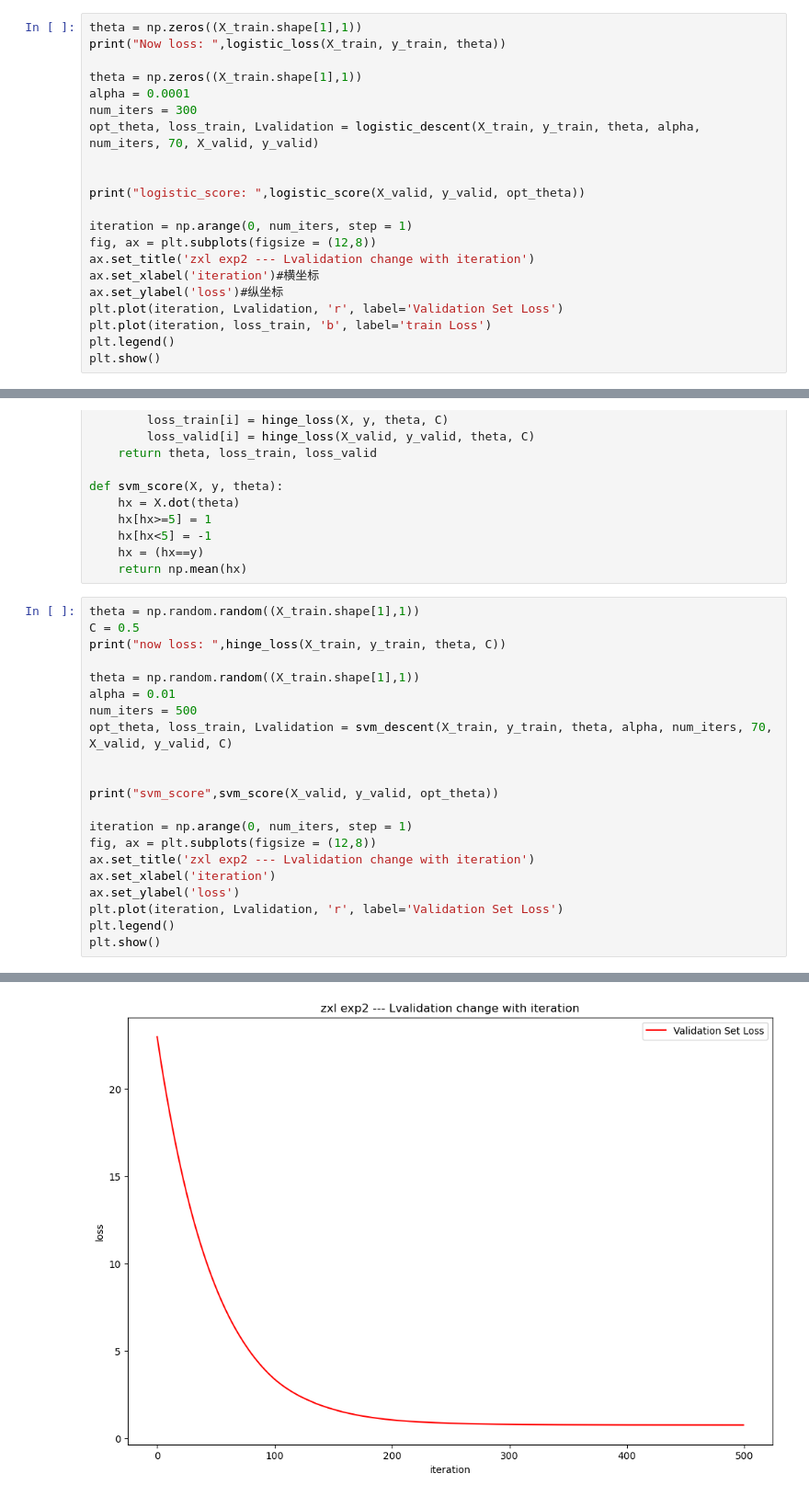
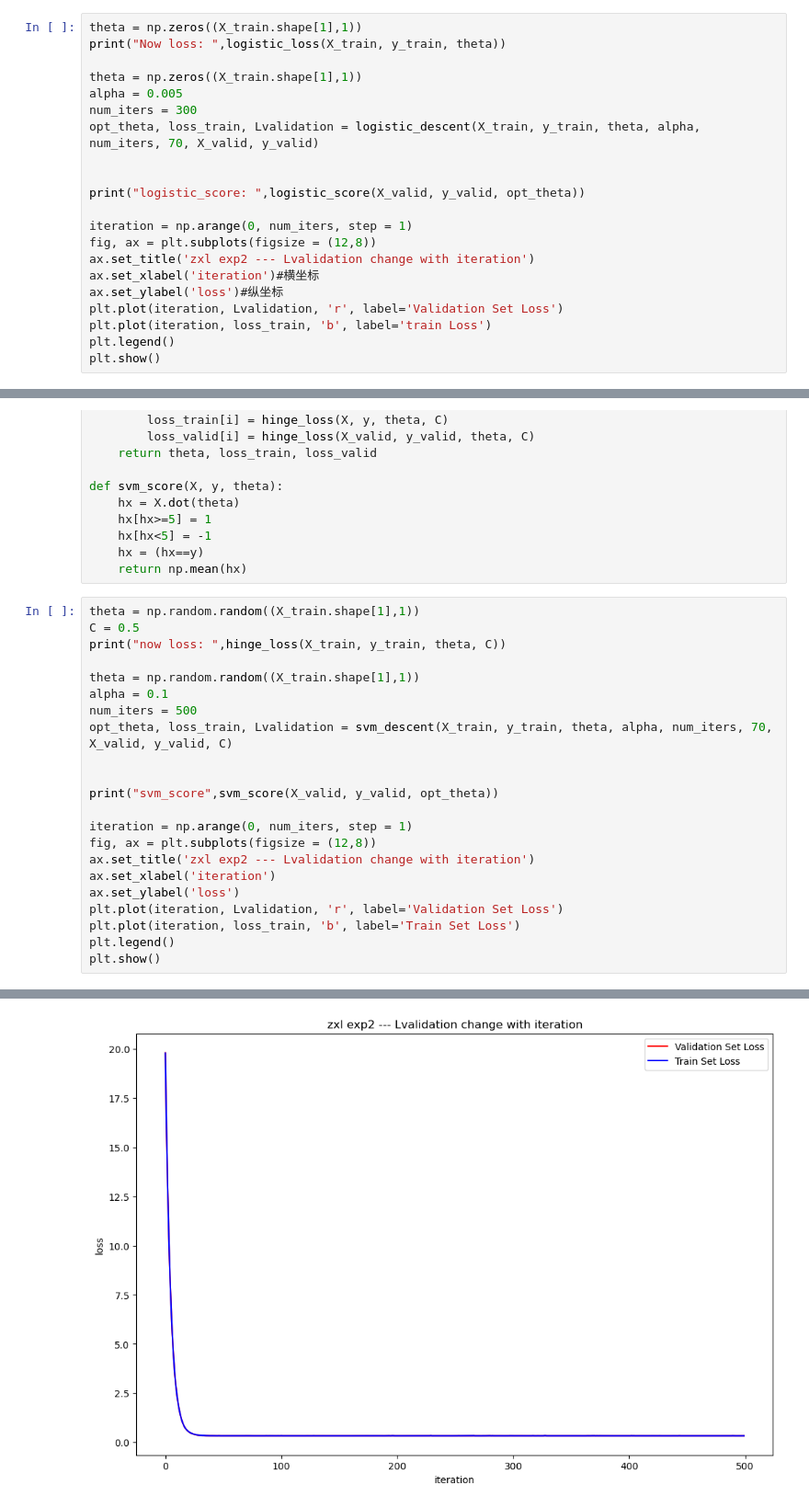
Before and after one commit to ChenmoshaoAlen/MLCourseExp2, a Jupyter notebook: exp2.ipynb, the cells around one changed output, grey strips where cells are left out. Shown at 92% size. Drawn from its saved outputs; the diff is of its cells as text.

```diff
--- a/exp2.ipynb
+++ b/exp2.ipynb
@@ -50,7 +50,7 @@ theta = np.zeros((X_train.shape[1],1))
 print("Now loss: ",logistic_loss(X_train, y_train, theta))
 
 theta = np.zeros((X_train.shape[1],1))
-alpha = 0.0001
+alpha = 0.005
 num_iters = 300
 opt_theta, loss_train, Lvalidation = logistic_descent(X_train, y_train, theta, alpha, num_iters, 70, X_valid, y_valid)
 
@@ -110,7 +110,7 @@ C = 0.5
 print("now loss: ",hinge_loss(X_train, y_train, theta, C))
 
 theta = np.random.random((X_train.shape[1],1))
-alpha = 0.01
+alpha = 0.1
 num_iters = 500
 opt_theta, loss_train, Lvalidation = svm_descent(X_train, y_train, theta, alpha, num_iters, 70, X_valid, y_valid, C)
 
@@ -123,6 +123,7 @@ ax.set_title('zxl exp2 --- Lvalidation change with iteration')
 ax.set_xlabel('iteration')
 ax.set_ylabel('loss')
 plt.plot(iteration, Lvalidation, 'r', label='Validation Set Loss')
+plt.plot(iteration, loss_train, 'b', label='Train Set Loss')
 plt.legend()
 plt.show()
 # %% [output]
@@ -130,2 +131,2 @@ now loss:  21.114484130935917
 svm_score 0.7637737239727289
-[figure, old version]
+[figure, new version]
```
Also changed, not shown: parts of 2 cells of this notebook.
